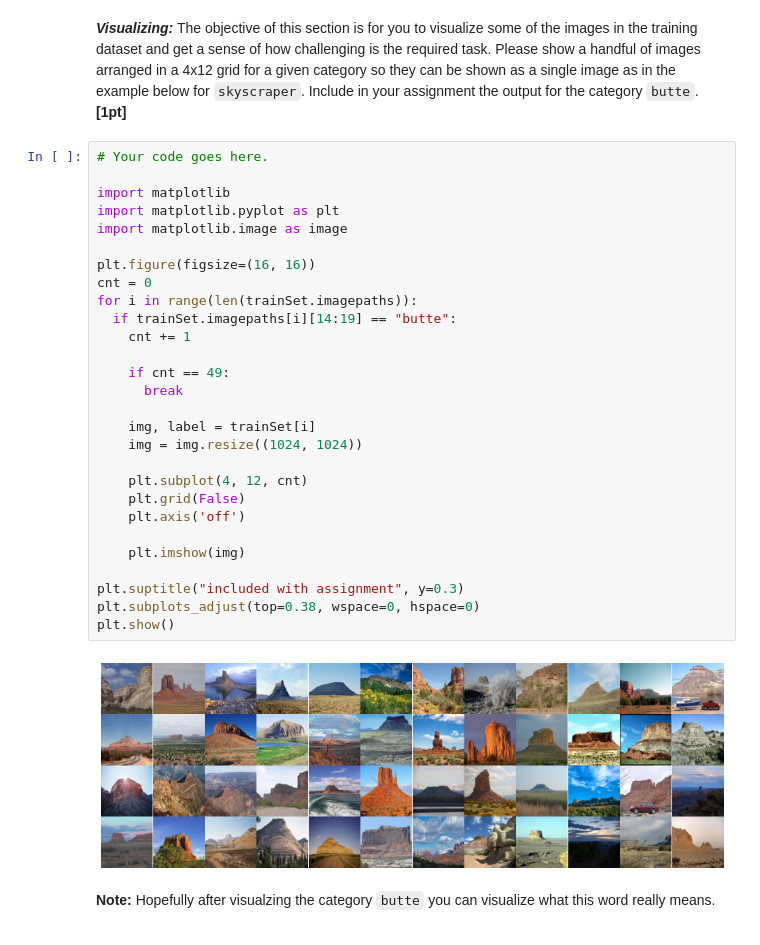
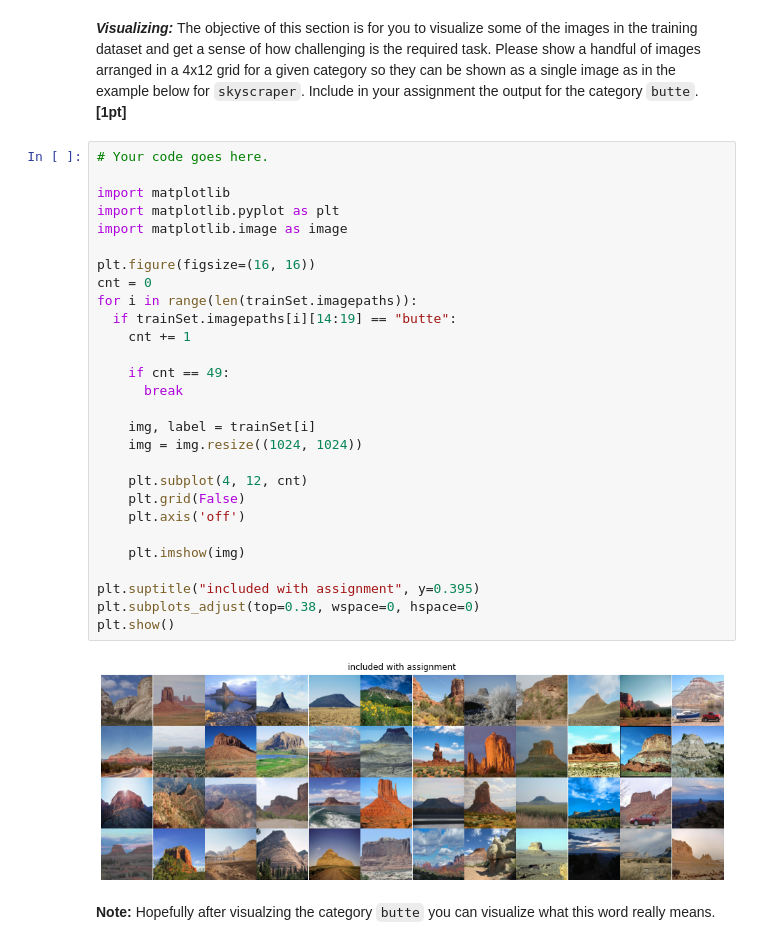
Before and after one commit to KBLin1996/Comp646-DL_for_Vision_and_Language, a Jupyter notebook: Assignment1_image_classification_and_CNN.ipynb, the cells around one changed output. Cells and saved outputs as stored; diff of their text form.

```diff
--- a/Assignment1_image_classification_and_CNN.ipynb
+++ b/Assignment1_image_classification_and_CNN.ipynb
@@ -167,33 +167,33 @@ for cnt in dataCnt:
 # %%
 # Your code goes here.
 
 import matplotlib
 import matplotlib.pyplot as plt
 import matplotlib.image as image
 
 plt.figure(figsize=(16, 16))
 cnt = 0
 for i in range(len(trainSet.imagepaths)):
   if trainSet.imagepaths[i][14:19] == "butte":
     cnt += 1
 
     if cnt == 49:
       break
 
     img, label = trainSet[i]
     img = img.resize((1024, 1024))
 
     plt.subplot(4, 12, cnt)
     plt.grid(False)
     plt.axis('off')
 
     plt.imshow(img)
 
-plt.suptitle("included with assignment", y=0.3)
+plt.suptitle("included with assignment", y=0.395)
 plt.subplots_adjust(top=0.38, wspace=0, hspace=0)
 plt.show()
 # %% [output]
-[figure, old version]
+[figure, new version]
 # %% [markdown]
 **Note:** Hopefully after visualzing the category `butte` you can visualize what this word really means.
 # %% [markdown]
```
Also changed, not shown: parts of 7 cells of this notebook.
